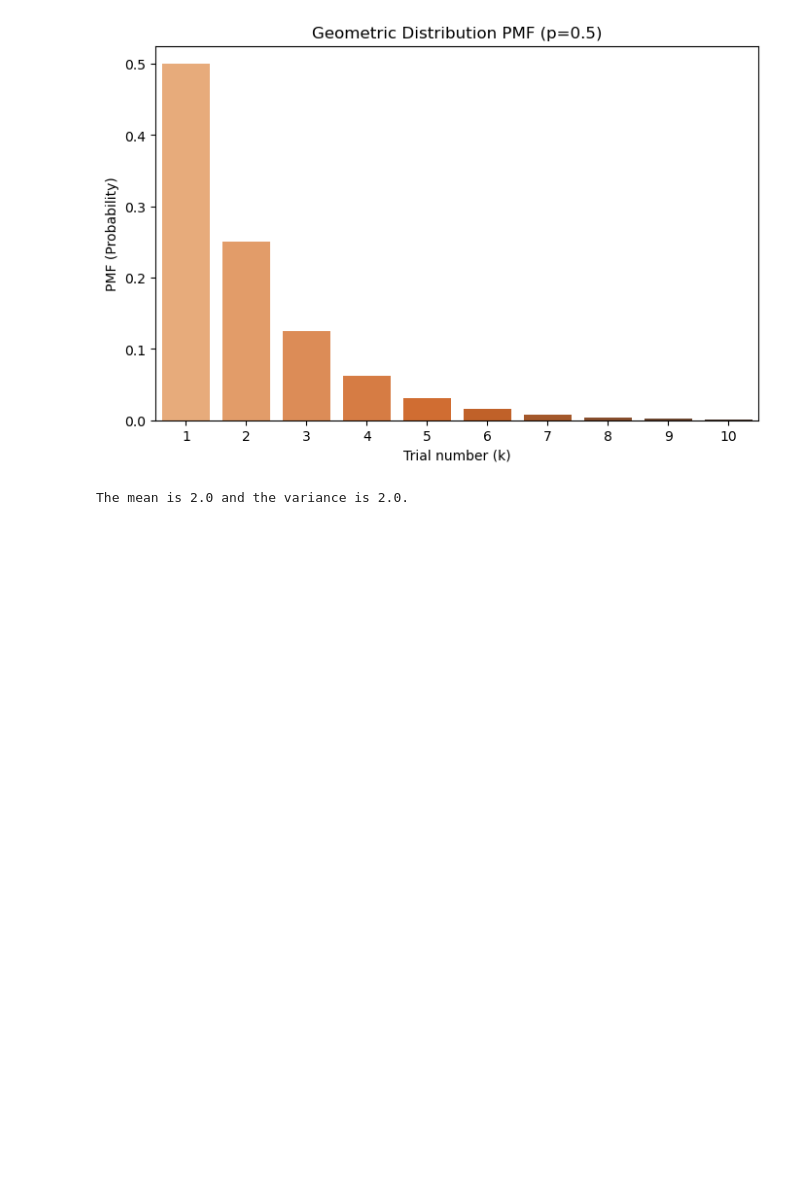
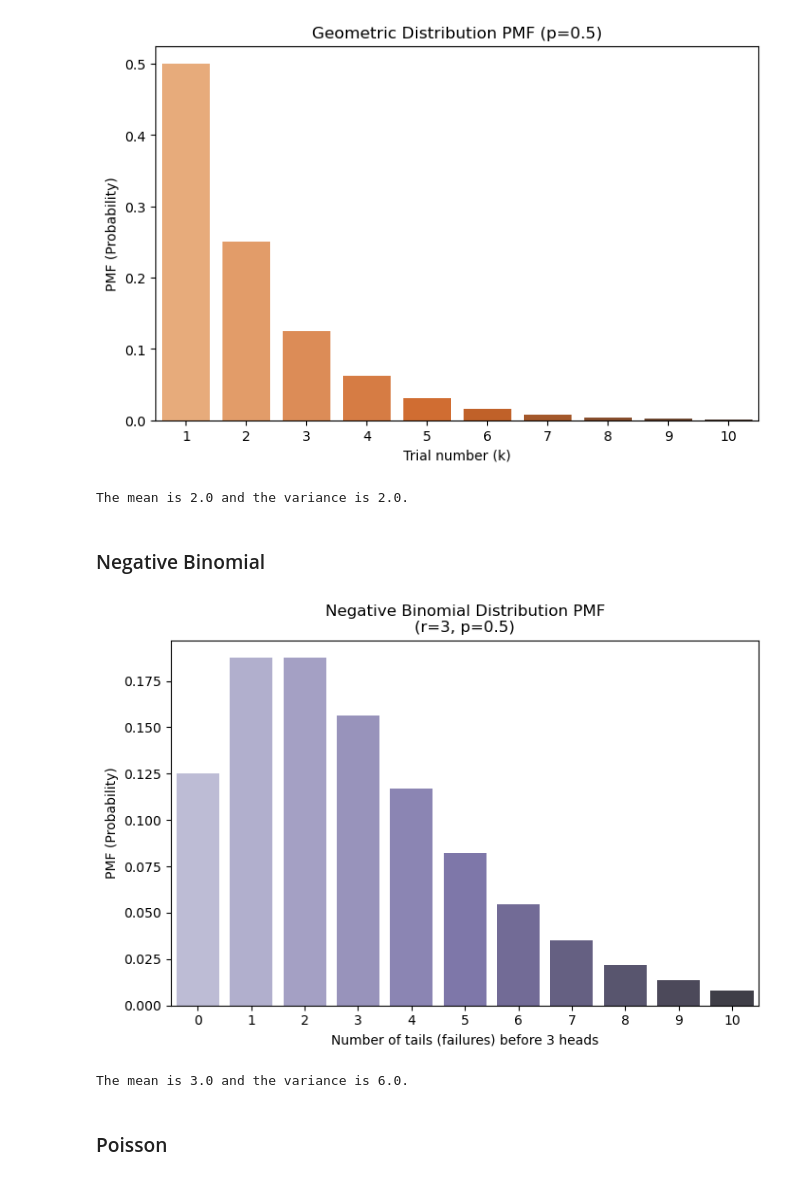
Before and after one commit to dusan-zdravkovic/Exam-P-Programs, a Jupyter notebook: discrete_distributions.ipynb, the cells around one changed output. Saved outputs shown, nothing was run; the diff lists cells and outputs as text; code cells hidden in the pictures; blank space fills up the shorter version.

Commit message:
added several more discrete distributions

```diff
--- a/discrete_distributions.ipynb
+++ b/discrete_distributions.ipynb
@@ -152,3 +154,34 @@ print(f"The mean is {mean} and the variance is {variance}.")
 # %% [output]
 [figure]
 The mean is 2.0 and the variance is 2.0.
+# %% [markdown]
+### Negative Binomial
+# %%
+from scipy.stats import nbinom
+
+# Parameters for the Negative Binomial distribution
+r = 3   # Number of successes (number of heads we are waiting for)
+p = 0.5  # Probability of success (probability of heads)
+k_values = np.arange(0, 11)  # Possible number of failures (tails)
+
+# Calculate the PMF (probability mass function) using scipy's nbinom
+pmf = nbinom.pmf(k_values, r, p)
+
+# Plot the PMF using seaborn
+plt.figure(figsize=(8, 5))
+sns.barplot(x=k_values, y=pmf, palette="Purples_d")
+plt.title(f"Negative Binomial Distribution PMF\n(r={r}, p={p})")
+plt.xlabel("Number of tails (failures) before 3 heads")
+plt.ylabel("PMF (Probability)")
+plt.show()
+
+# Calculate the mean and variance for Negative Binomial distribution
+mean = r * (1 - p) / p
+variance = r * (1 - p) / (p ** 2)
+
+print(f"The mean is {mean} and the variance is {variance}.")
+# %% [output]
+[figure, added]
+The mean is 3.0 and the variance is 6.0.
+# %% [markdown]
+### Poisson
```
Also changed, not shown: parts of 1 cell of this notebook.
